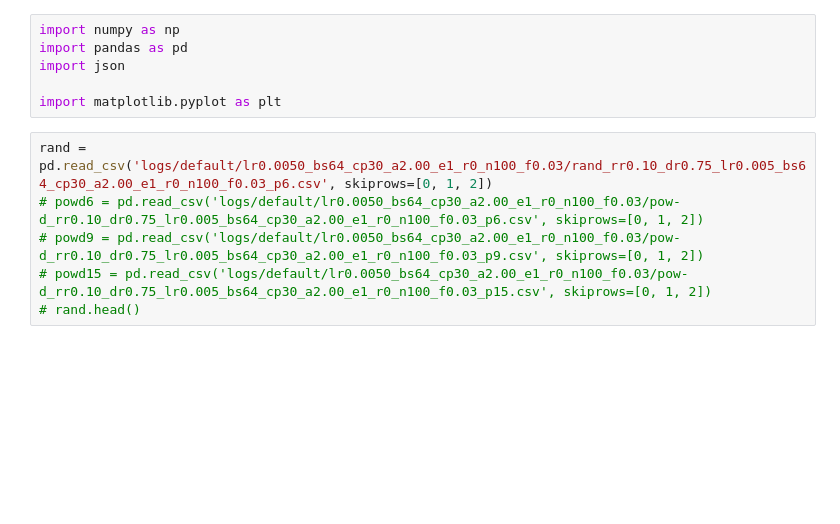
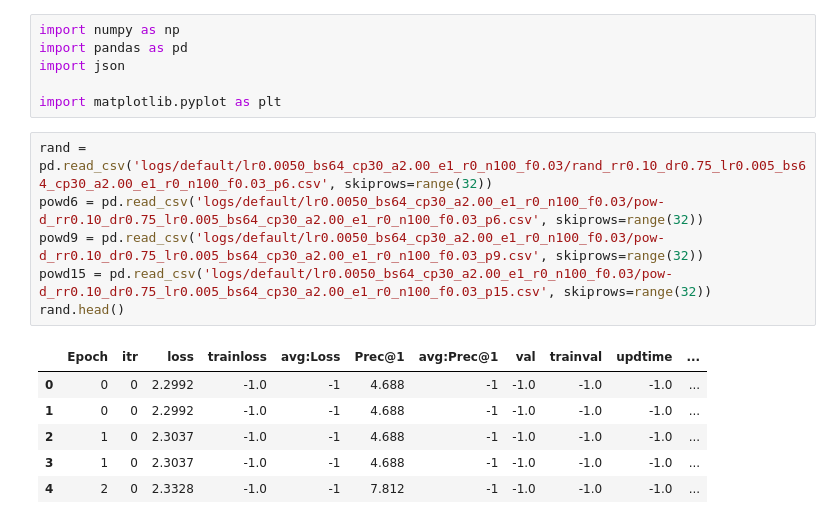
Before and after one commit to peng-ju/Power-of-Choice, a Jupyter notebook: dnn/make_plots.ipynb, the cells around one changed output. Saved outputs shown, nothing was run; the diff lists cells and outputs as text; blank space fills up the shorter version.

```diff
--- a/dnn/make_plots.ipynb
+++ b/dnn/make_plots.ipynb
@@ -5,11 +5,18 @@ import json
 
 import matplotlib.pyplot as plt
 # %%
-rand = pd.read_csv('logs/default/lr0.0050_bs64_cp30_a2.00_e1_r0_n100_f0.03/rand_rr0.10_dr0.75_lr0.005_bs64_cp30_a2.00_e1_r0_n100_f0.03_p6.csv', skiprows=[0, 1, 2])
-# powd6 = pd.read_csv('logs/default/lr0.0050_bs64_cp30_a2.00_e1_r0_n100_f0.03/pow-d_rr0.10_dr0.75_lr0.005_bs64_cp30_a2.00_e1_r0_n100_f0.03_p6.csv', skiprows=[0, 1, 2])
-# powd9 = pd.read_csv('logs/default/lr0.0050_bs64_cp30_a2.00_e1_r0_n100_f0.03/pow-d_rr0.10_dr0.75_lr0.005_bs64_cp30_a2.00_e1_r0_n100_f0.03_p9.csv', skiprows=[0, 1, 2])
-# powd15 = pd.read_csv('logs/default/lr0.0050_bs64_cp30_a2.00_e1_r0_n100_f0.03/pow-d_rr0.10_dr0.75_lr0.005_bs64_cp30_a2.00_e1_r0_n100_f0.03_p15.csv', skiprows=[0, 1, 2])
-# rand.head()
+rand = pd.read_csv('logs/default/lr0.0050_bs64_cp30_a2.00_e1_r0_n100_f0.03/rand_rr0.10_dr0.75_lr0.005_bs64_cp30_a2.00_e1_r0_n100_f0.03_p6.csv', skiprows=range(32))
+powd6 = pd.read_csv('logs/default/lr0.0050_bs64_cp30_a2.00_e1_r0_n100_f0.03/pow-d_rr0.10_dr0.75_lr0.005_bs64_cp30_a2.00_e1_r0_n100_f0.03_p6.csv', skiprows=range(32))
+powd9 = pd.read_csv('logs/default/lr0.0050_bs64_cp30_a2.00_e1_r0_n100_f0.03/pow-d_rr0.10_dr0.75_lr0.005_bs64_cp30_a2.00_e1_r0_n100_f0.03_p9.csv', skiprows=range(32))
+powd15 = pd.read_csv('logs/default/lr0.0050_bs64_cp30_a2.00_e1_r0_n100_f0.03/pow-d_rr0.10_dr0.75_lr0.005_bs64_cp30_a2.00_e1_r0_n100_f0.03_p15.csv', skiprows=range(32))
+rand.head()
+# %% [output]
+|  | Epoch | itr | loss | trainloss | avg:Loss | Prec@1 | avg:Prec@1 | val | trainval | updtime | ... |
+| 0 | 0 | 0 | 2.2992 | -1.0 | -1 | 4.688 | -1 | -1.0 | -1.0 | -1.0 | ... |
+| 1 | 0 | 0 | 2.2992 | -1.0 | -1 | 4.688 | -1 | -1.0 | -1.0 | -1.0 | ... |
+| 2 | 1 | 0 | 2.3037 | -1.0 | -1 | 4.688 | -1 | -1.0 | -1.0 | -1.0 | ... |
+| 3 | 1 | 0 | 2.3037 | -1.0 | -1 | 4.688 | -1 | -1.0 | -1.0 | -1.0 | ... |
+| 4 | 2 | 0 | 2.3328 | -1.0 | -1 | 7.812 | -1 | -1.0 | -1.0 | -1.0 | ... |
 # %%
 rand[rand['itr'] == -1].head()
 # val -> test accuracry
```
Also changed, not shown: parts of 3 cells of this notebook, 3 other files.
